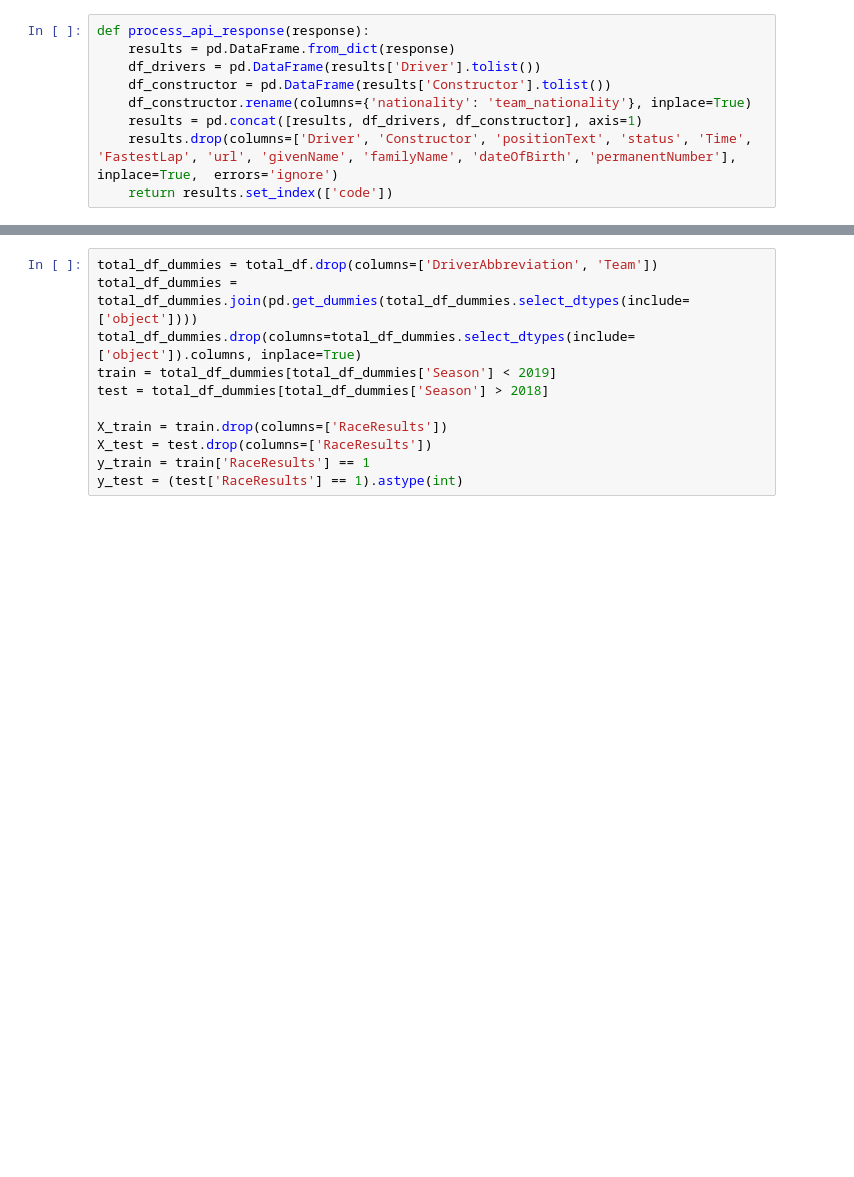
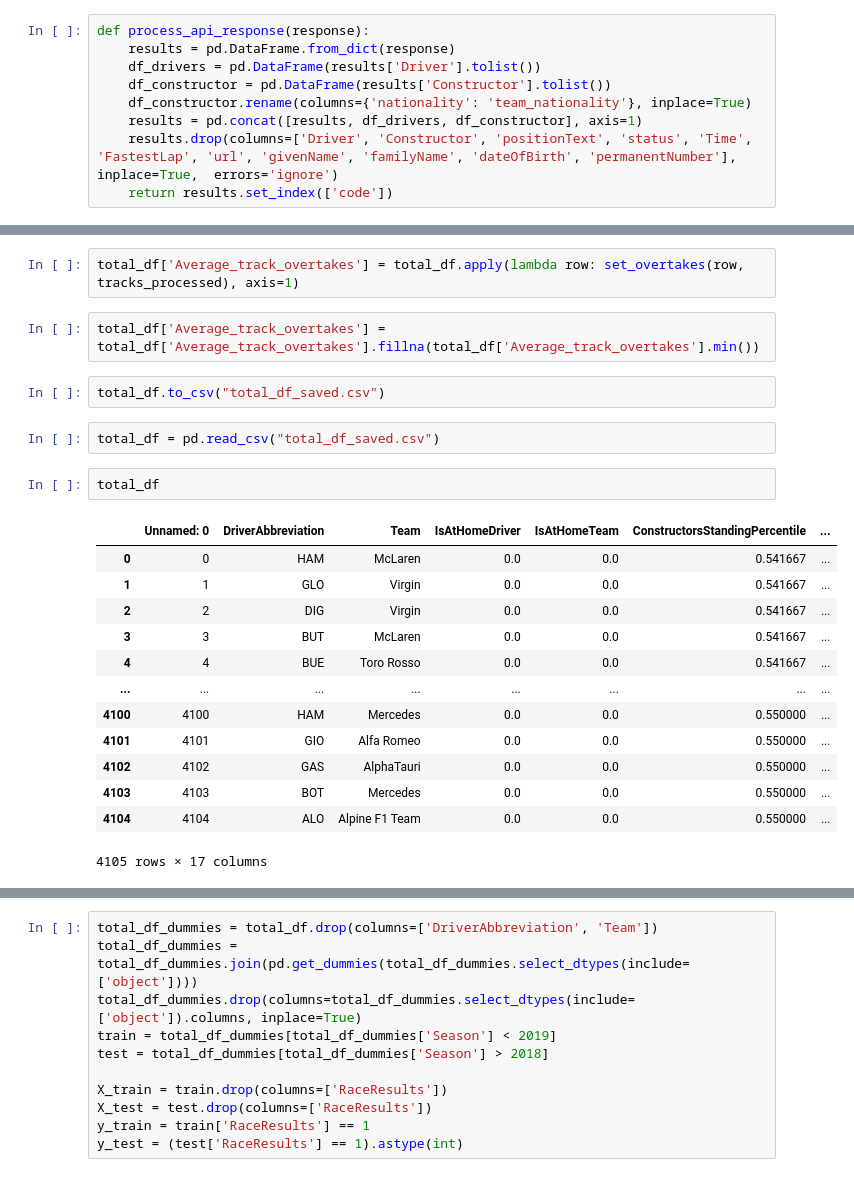
Before and after one commit to BuzzErR/f1analysis, a Jupyter notebook: Formula/main.ipynb, the cells around one changed output, grey strips where cells are left out. Saved outputs shown, nothing was run; the diff lists cells and outputs as text; blank space fills up the shorter version.

```diff
--- a/Formula/main.ipynb
+++ b/Formula/main.ipynb
@@ -559,0 +664,24 @@ SyntaxError: invalid syntax (<ipython-input-332-58cc70e05c6e>, line 123)
+# %%
+total_df['Average_track_overtakes'] = total_df.apply(lambda row: set_overtakes(row, tracks_processed), axis=1)
+# %%
+total_df['Average_track_overtakes'] = total_df['Average_track_overtakes'].fillna(total_df['Average_track_overtakes'].min())
+# %%
+total_df.to_csv("total_df_saved.csv")
+# %%
+total_df = pd.read_csv("total_df_saved.csv")
+# %%
+total_df
+# %% [output]
+|  | Unnamed: 0 | DriverAbbreviation | Team | IsAtHomeDriver | IsAtHomeTeam | ConstructorsStandingPercentile | ... |
+| 0 | 0 | HAM | McLaren | 0.0 | 0.0 | 0.541667 | ... |
+| 1 | 1 | GLO | Virgin | 0.0 | 0.0 | 0.541667 | ... |
+| 2 | 2 | DIG | Virgin | 0.0 | 0.0 | 0.541667 | ... |
+| 3 | 3 | BUT | McLaren | 0.0 | 0.0 | 0.541667 | ... |
+| 4 | 4 | BUE | Toro Rosso | 0.0 | 0.0 | 0.541667 | ... |
+| ... | ... | ... | ... | ... | ... | ... | ... |
+| 4100 | 4100 | HAM | Mercedes | 0.0 | 0.0 | 0.550000 | ... |
+| 4101 | 4101 | GIO | Alfa Romeo | 0.0 | 0.0 | 0.550000 | ... |
+| 4102 | 4102 | GAS | AlphaTauri | 0.0 | 0.0 | 0.550000 | ... |
+| 4103 | 4103 | BOT | Mercedes | 0.0 | 0.0 | 0.550000 | ... |
+| 4104 | 4104 | ALO | Alpine F1 Team | 0.0 | 0.0 | 0.550000 | ... |
+4105 rows × 17 columns
```
Also changed, not shown: parts of 31 cells of this notebook.
